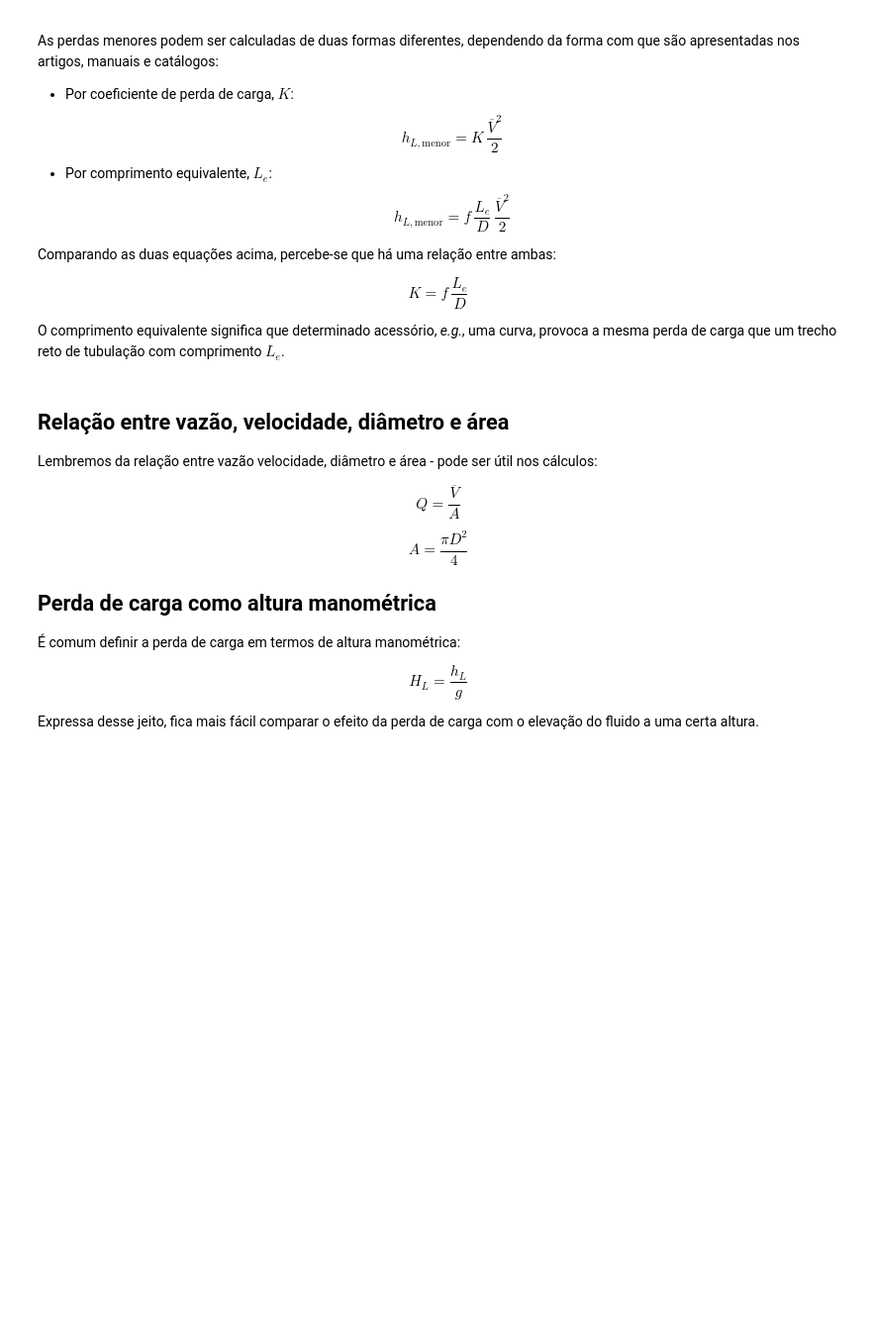
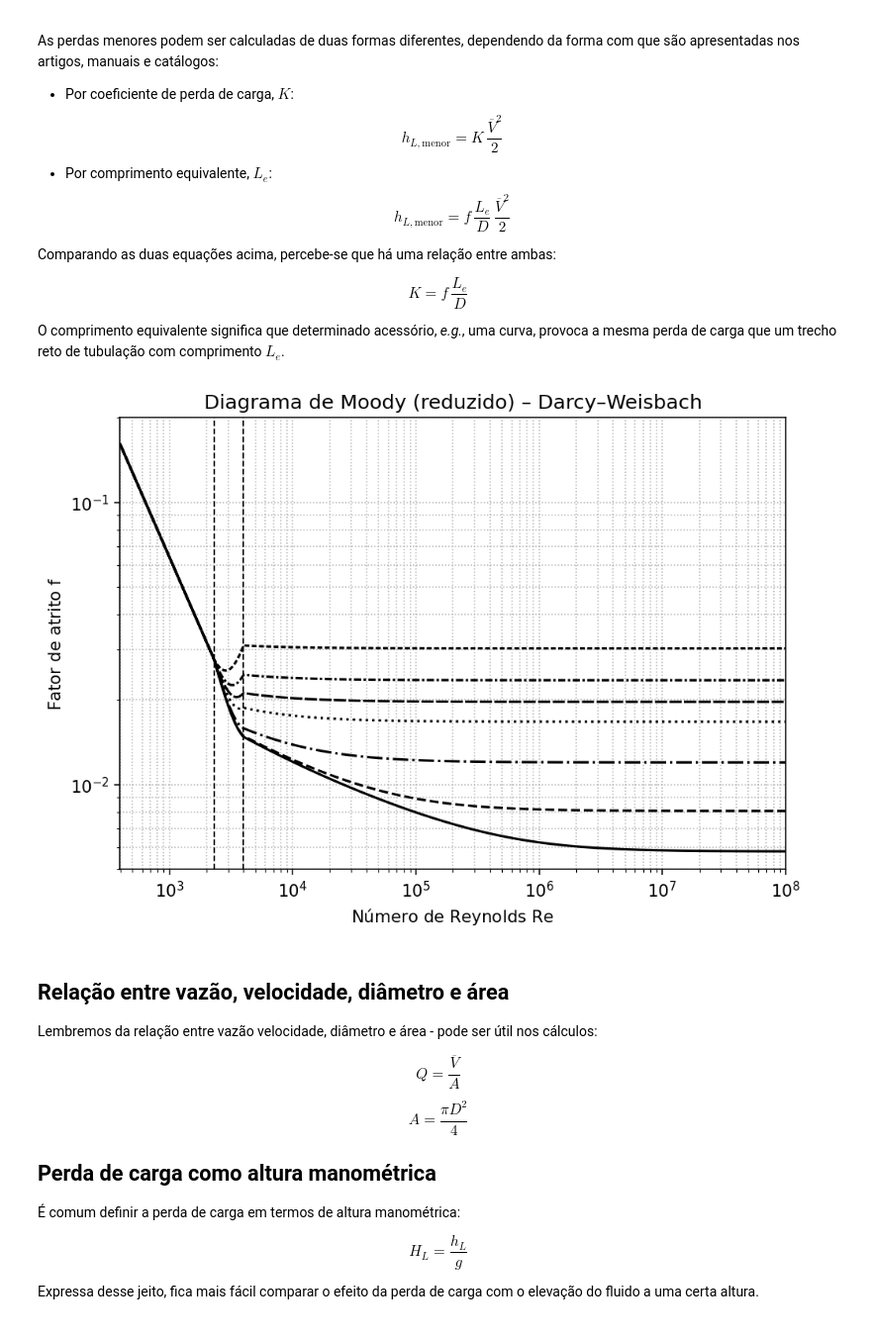
Before and after one commit to Prof-Magnani/sistemas-termicos, a Jupyter notebook: notebooks/ne-revisao-perda-carga.ipynb, the cells around one changed output. Shown at 99% size. Drawn from its saved outputs; the diff is of its cells as text; code cells hidden in the pictures; blank space fills up the shorter version.

Commit message:
Inclusão do Diagrama de Moody

```diff
--- a/notebooks/ne-revisao-perda-carga.ipynb
+++ b/notebooks/ne-revisao-perda-carga.ipynb
@@ -215,6 +215,79 @@ Comparando as duas equações acima, percebe-se que há uma relação entre amba
 
 O comprimento equivalente significa que determinado acessório, *e.g.*, uma curva, provoca a mesma perda de carga que
 um trecho reto de tubulação com comprimento $L_e$.
+# %%
+# Diagrama de Moody (reduzido) – linhas em P&B, sem legenda
+# ---------------------------------------------------------
+import numpy as np
+import matplotlib.pyplot as plt
+
+# Aparência básica (P&B)
+plt.rcParams.update({
+    "figure.dpi": 140,
+    "font.size": 11,
+    "axes.grid": True,
+    "grid.linestyle": ":",
+    "mathtext.default": "regular",
+})
+
+# --- Colebrook-White (turbulento); laminar: f = 64/Re ---
+def _colebrook_turbulent(Re, eD):
+    """Fator de atrito (Darcy) para regime turbulento (Colebrook-White)."""
+    Re = np.asarray(Re, dtype=float)
+    eD = np.asarray(eD, dtype=float)
+    # chute explícito (Swamee–Jain)
+    f0 = 0.25 / (np.log10(eD/3.7 + 5.74/np.power(Re, 0.9)))**2
+    x = 1/np.sqrt(f0)           # x = 1/sqrt(f)
+    for _ in range(12):         # iteração fixa (converge rápido)
+        x = -2*np.log10(eD/3.7 + 2.51/(Re*x))
+    return 1/(x**2)
+
+def friction_factor(Re, eD):
+    """Fator de atrito Darcy-Weisbach para todo o espectro."""
+    Re = np.asarray(Re, dtype=float)
+    f = np.empty_like(Re)
+    lam = Re < 2300
+    tur = Re >= 4000
+    trn = (~lam) & (~tur)
+    f[lam] = 64.0/Re[lam]
+    f[tur] = _colebrook_turbulent(Re[tur], eD if np.isscalar(eD) else eD[tur])
+    # transição: mistura linear (apenas para suavizar a visualização)
+    if np.any(trn):
+        f_l = 64.0/Re[trn]
+        f_t = _colebrook_turbulent(Re[trn], eD if np.isscalar(eD) else eD[trn])
+        w = (Re[trn] - 2300.0) / (4000.0 - 2300.0)
+        f[trn] = (1-w)*f_l + w*f_t
+    return f
+
+# Eixos e dados
+Re = np.logspace(2.6, 8.0, 700)                   # ~400 a 1e8
+eD_list = [1e-6, 1e-5, 1e-4, 5e-4, 1e-3, 2e-3, 5e-3]  # rugosidade relativa
+linestyles = ["-", "--", "-.", ":", (0,(5,1)), (0,(3,1,1,1)), (0,(2,1))]
+
+fig, ax = plt.subplots(figsize=(7.2, 5.2))
+
+for ls, eD in zip(linestyles, eD_list):
+    f = friction_factor(Re, eD)
+    ax.loglog(Re, f, linestyle=ls, color="k", lw=1.6)
+
+# demarcação de transição
+ax.axvline(2300, color="k", ls="--", lw=1)
+ax.axvline(4000, color="k", ls="--", lw=1)
+
+# rótulos
+ax.set_title("Diagrama de Moody (reduzido) – Darcy–Weisbach")
+ax.set_xlabel(r"Número de Reynolds $Re$")
+ax.set_ylabel(r"Fator de atrito $f$")
+
+# limites e grade
+ax.set_xlim(Re.min(), Re.max())
+ax.set_ylim(0.005, 0.2)
+ax.grid(True, which="both", linestyle=":", linewidth=0.8)
+
+plt.tight_layout()
+plt.show()
+# %% [output]
+[figure, added]
 # %% [markdown]
 ## Relação entre vazão, velocidade, diâmetro e área
 
```
Also changed, not shown: parts of 2 cells of this notebook.
